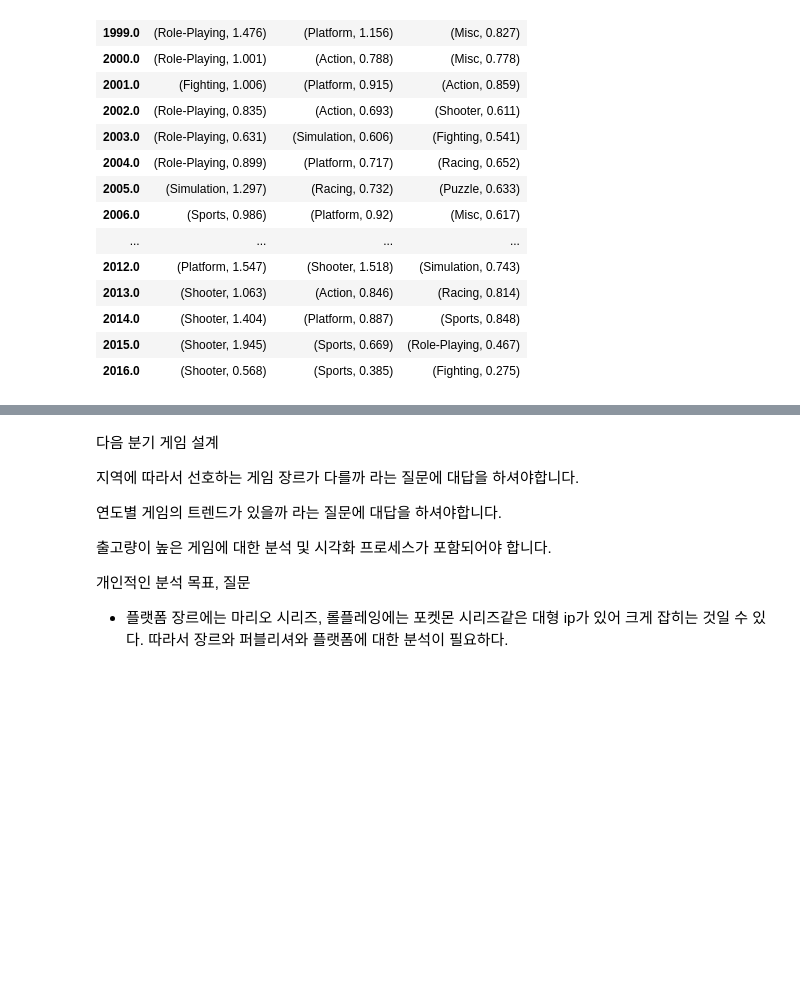
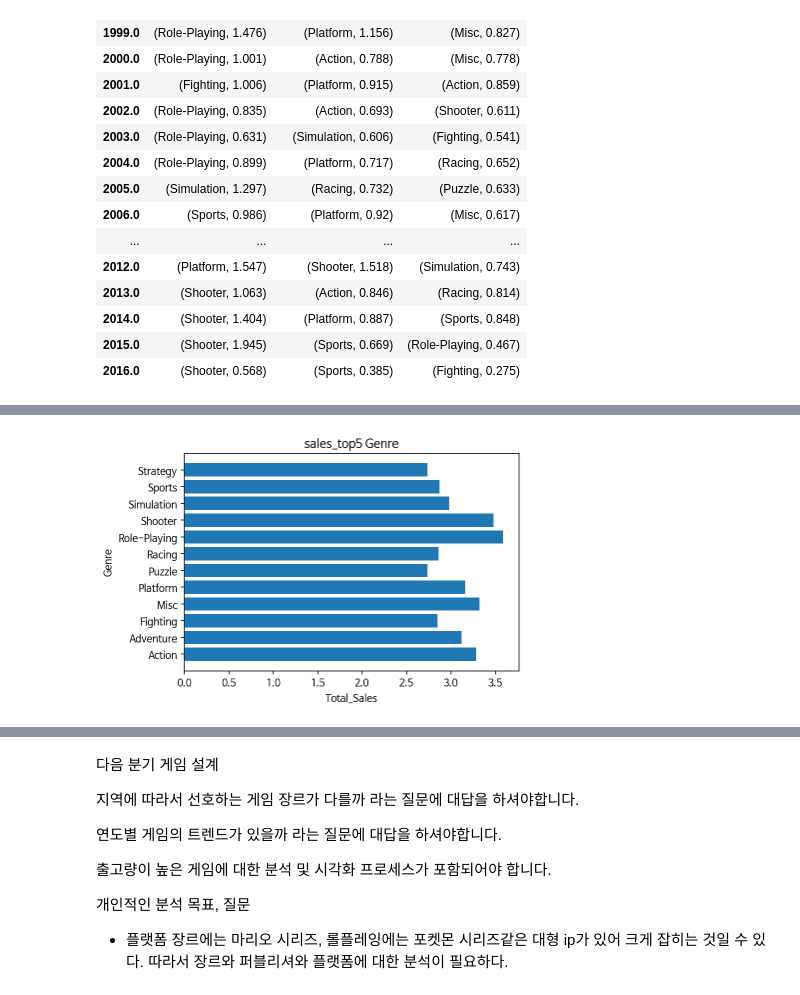
Before and after one commit to Kimtaewookdev/Sec1_project, a Jupyter notebook: AI_13_김태욱_Section1_proj.ipynb, the cells around one changed output, grey strips where cells are left out. Saved outputs shown, nothing was run; the diff lists cells and outputs as text; code cells hidden in the pictures; blank space fills up the shorter version.

```diff
--- a/AI_13_김태욱_Section1_proj.ipynb
+++ b/AI_13_김태욱_Section1_proj.ipynb
@@ -241,0 +320,4 @@ sales_top5 = sales[:int(len(sales) * 0.05)]
+# %%
+get_bar_median(sales_top5, 'Genre')
+# %% [output]
+[figure, added]
```
Also changed, not shown: parts of 22 cells of this notebook.
